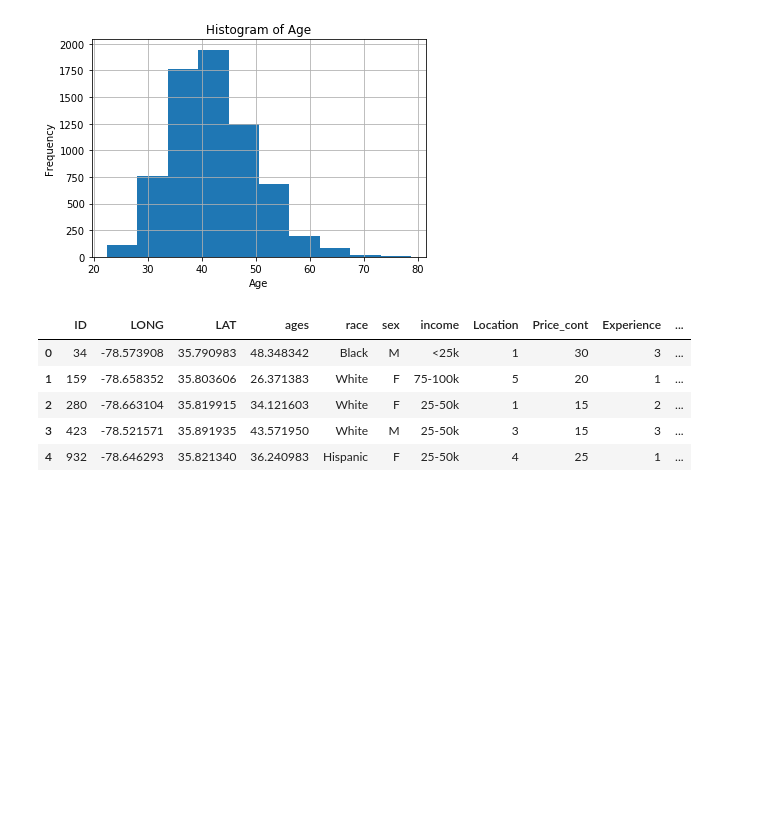
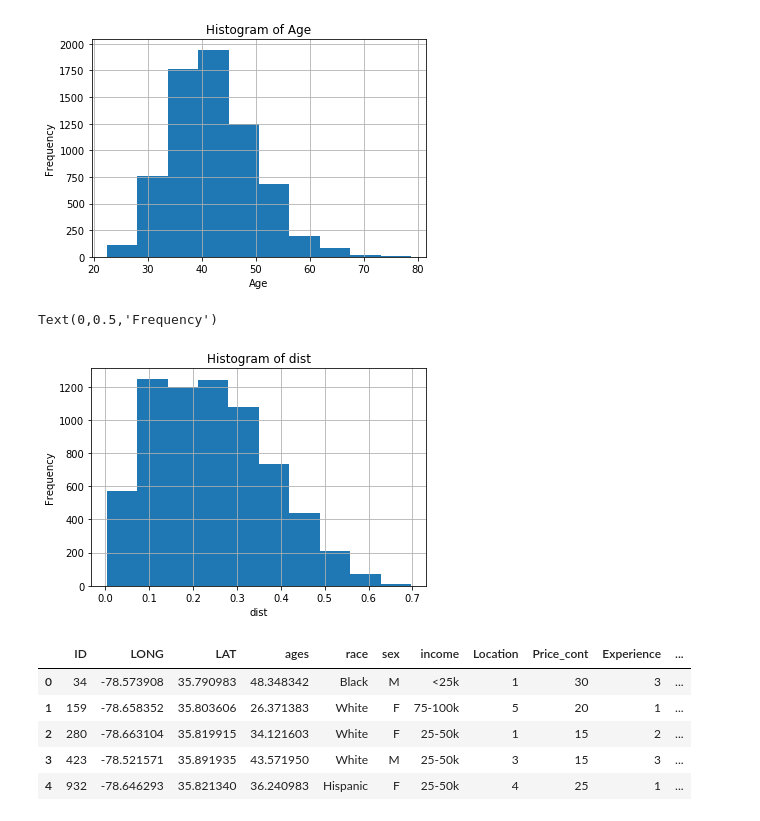
Before and after one commit to rncarr/hwteam3spr1repo, a Jupyter notebook: DoE/DoE_part2_EDA.ipynb, the cells around one changed output. Drawn from its saved outputs; the diff is of its cells as text; code cells hidden in the pictures; blank space fills up the shorter version.

```diff
--- a/DoE/DoE_part2_EDA.ipynb
+++ b/DoE/DoE_part2_EDA.ipynb
@@ -210,6 +218,14 @@ plt.ylabel('Frequency')
 # %% [output]
 Text(0,0.5,'Frequency')
 [figure]
+# %%
+df2['dist'].hist()
+plt.title('Histogram of dist')
+plt.xlabel('dist')
+plt.ylabel('Frequency')
+# %% [output]
+Text(0,0.5,'Frequency')
+[figure, added]
 # %%
 # one hot encoding
 for var in cat_vars:
```
Also changed, not shown: parts of 11 cells of this notebook.
